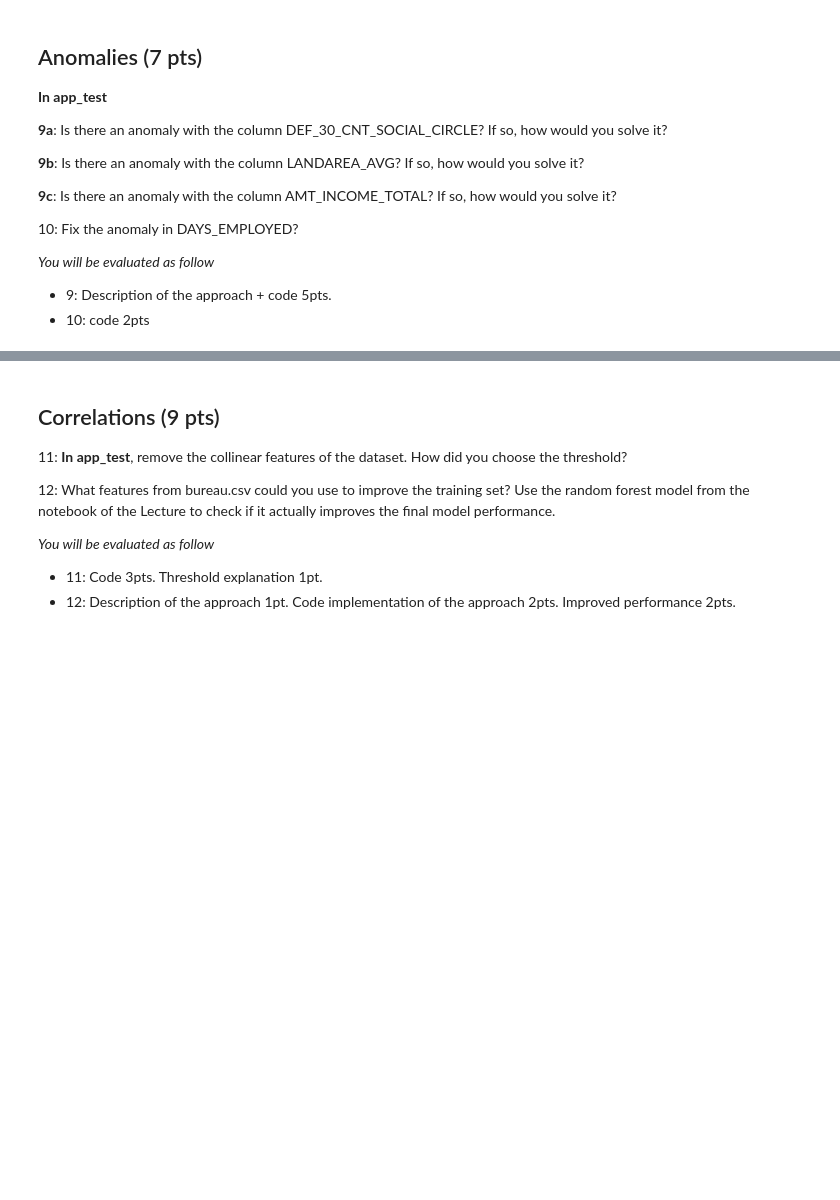
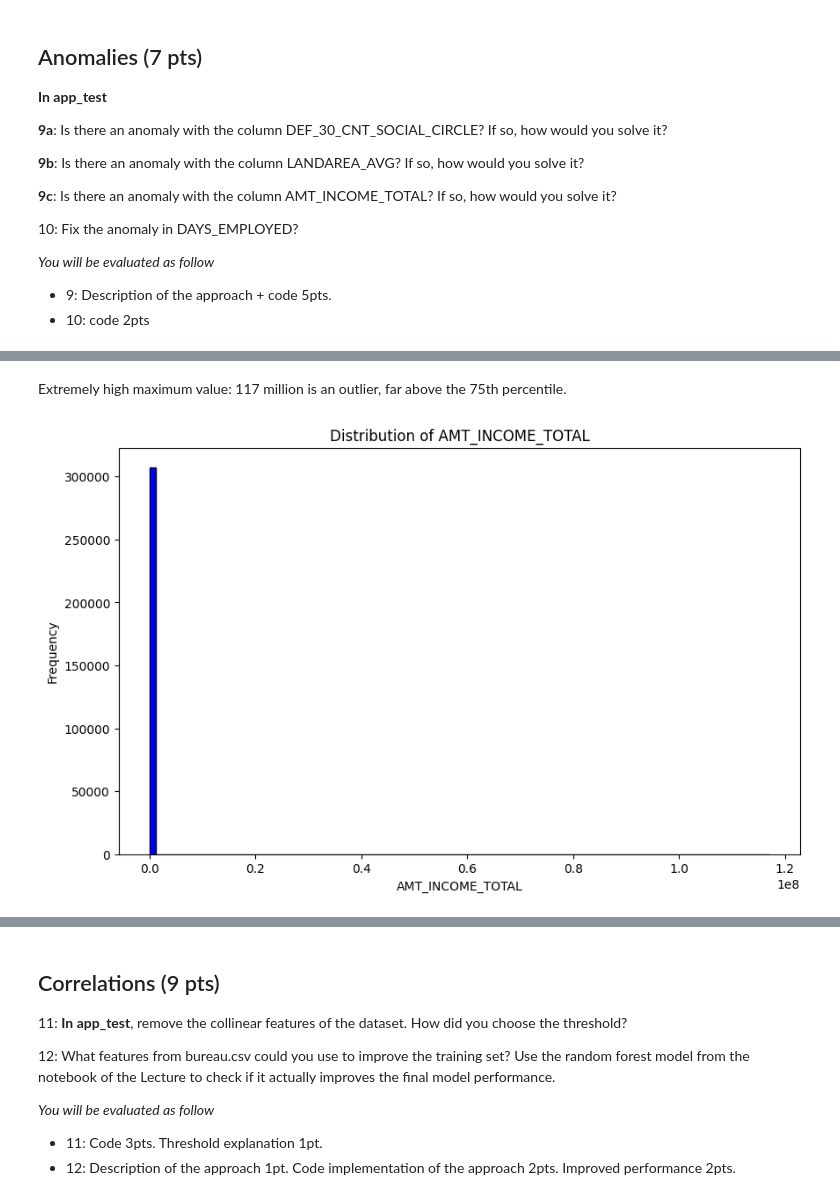
Before and after one commit to mina-naseh/applied-ml-mids-2024, a Jupyter notebook: Project_Part_1.ipynb, the cells around one changed output, grey strips where cells are left out. Saved outputs shown, nothing was run; the diff lists cells and outputs as text; code cells hidden in the pictures; blank space fills up the shorter version.

```diff
--- a/Project_Part_1.ipynb
+++ b/Project_Part_1.ipynb
@@ -968,17 +968,22 @@ def one_hot_encode_remaining(df, exclude_cols=[]):
     df = pd.get_dummies(df, columns=categorical_cols, drop_first=True)
     return df
 
-# List of columns processed in step 7 for app_test (NAME_HOUSING_TYPE, CODE_GENDER, FLAG_OWN_CAR, ORGANIZATION_TYPE)
-processed_columns_app_test = ['NAME_HOUSING_TYPE', 'CODE_GENDER', 'FLAG_OWN_CAR', 'ORGANIZATION_TYPE']
+# List of columns processed in step 7 for app_train
+processed_columns_train = ['NAME_HOUSING_TYPE', 'CODE_GENDER', 'FLAG_OWN_CAR', 'ORGANIZATION_TYPE']
 
-app_test_transformed = one_hot_encode_remaining(app_test_X_cleaned, exclude_cols=processed_columns_app_test)
+app_train_transformed = one_hot_encode_remaining(app_train_X_cleaned_copy, exclude_cols=processed_columns_train)
+
+processed_columns_test = processed_columns_train  # Same columns for test set
+app_test_transformed = one_hot_encode_remaining(app_test_X_cleaned, exclude_cols=processed_columns_test)
 
 app_past_transformed = one_hot_encode_remaining(app_past)
 
 bureau_transformed = one_hot_encode_remaining(bureau)
 
+
 missing_cols_test = set(app_train_transformed.columns) - set(app_test_transformed.columns)
 for col in missing_cols_test:
     app_test_transformed[col] = 0
+
 app_test_transformed = app_test_transformed[app_train_transformed.columns]
 # %% [output]
@@ -1005,0 +1080,11 @@ Categorical columns to encode: ['CREDIT_ACTIVE', 'CREDIT_CURRENCY', 'CREDIT_TYPE
+# %%
+# Calculate the 99th percentile for DEF_30_CNT_SOCIAL_CIRCLE in the training set
+def_30_threshold = app_train_transformed['DEF_30_CNT_SOCIAL_CIRCLE'].quantile(0.99)
+
+# Cap the values in the training set at the 99th percentile
+app_train_transformed['DEF_30_CNT_SOCIAL_CIRCLE'] = app_train_transformed['DEF_30_CNT_SOCIAL_CIRCLE'].apply(
+    lambda x: def_30_threshold if x > def_30_threshold else x
+)
+
+# Verify the changes by checking the description again
+app_train_transformed['DEF_30_CNT_SOCIAL_CIRCLE'].describe()
@@ -1005,0 +1145,12 @@ Categorical columns to encode: ['CREDIT_ACTIVE', 'CREDIT_CURRENCY', 'CREDIT_TYPE
+# %% [markdown]
+Extremely high maximum value: 117 million is an outlier, far above the 75th percentile.
+# %%
+# Plot a histogram of AMT_INCOME_TOTAL before capping
+plt.figure(figsize=(10, 6))
+plt.hist(app_train_transformed['AMT_INCOME_TOTAL'], bins=100, color='blue', edgecolor='black')
+plt.title('Distribution of AMT_INCOME_TOTAL')
+plt.xlabel('AMT_INCOME_TOTAL')
+plt.ylabel('Frequency')
+plt.show()
+# %% [output]
+[figure, added]
```
Also changed, not shown: parts of 31 cells of this notebook.
